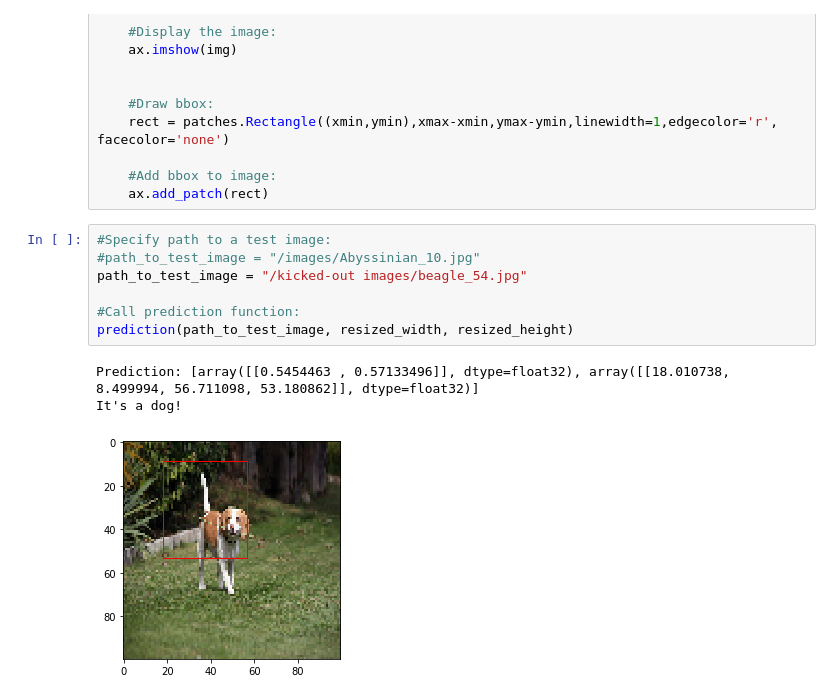
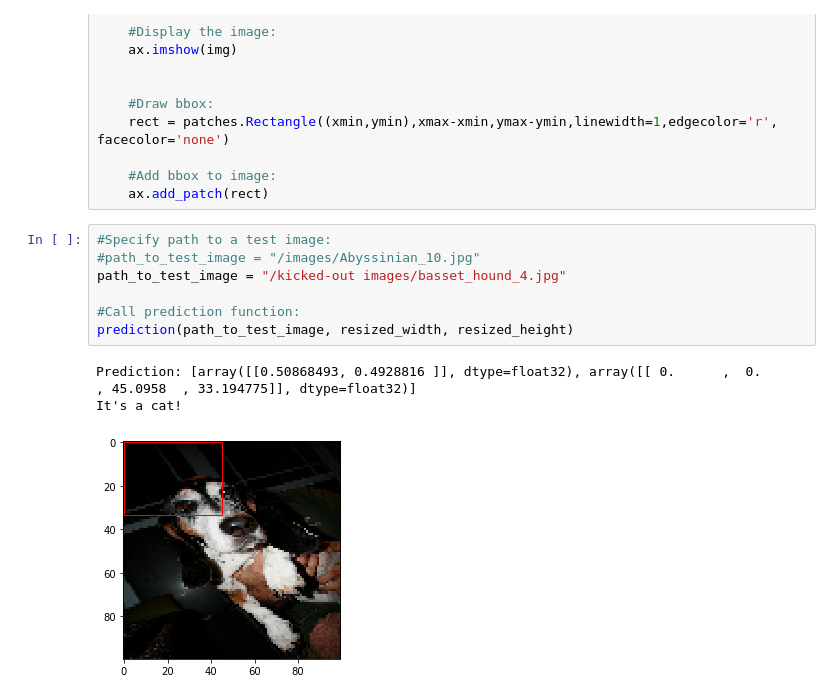
Before and after one commit to MJimitater/Object-Detection, a Jupyter notebook: Dogs_vs_Cats_Localization_functional.ipynb, the cells around one changed output. Drawn from its saved outputs; the diff is of its cells as text.

```diff
--- a/Dogs_vs_Cats_Localization_functional.ipynb
+++ b/Dogs_vs_Cats_Localization_functional.ipynb
@@ -537,11 +575,11 @@ def prediction(path_to_test_image, resized_width, resized_height):
 # %%
 #Specify path to a test image:
 #path_to_test_image = "/images/Abyssinian_10.jpg"
-path_to_test_image = "/kicked-out images/beagle_54.jpg"
+path_to_test_image = "/kicked-out images/basset_hound_4.jpg"
 
 #Call prediction function:
 prediction(path_to_test_image, resized_width, resized_height)
 # %% [output]
-Prediction: [array([[0.5454463 , 0.57133496]], dtype=float32), array([[18.010738,  8.499994, 56.711098, 53.180862]], dtype=float32)]
-It's a dog!
+Prediction: [array([[0.50868493, 0.4928816 ]], dtype=float32), array([[ 0.      ,  0.      , 45.0958  , 33.194775]], dtype=float32)]
+It's a cat!
-[figure, old version]
+[figure, new version]
```
Also changed, not shown: parts of 6 cells of this notebook.
